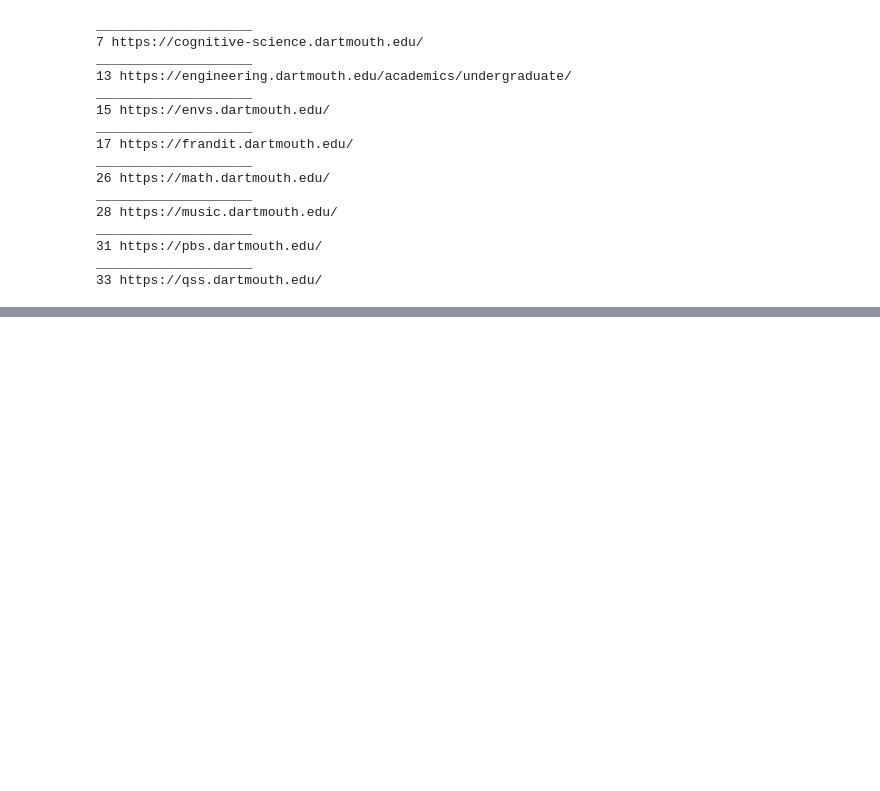
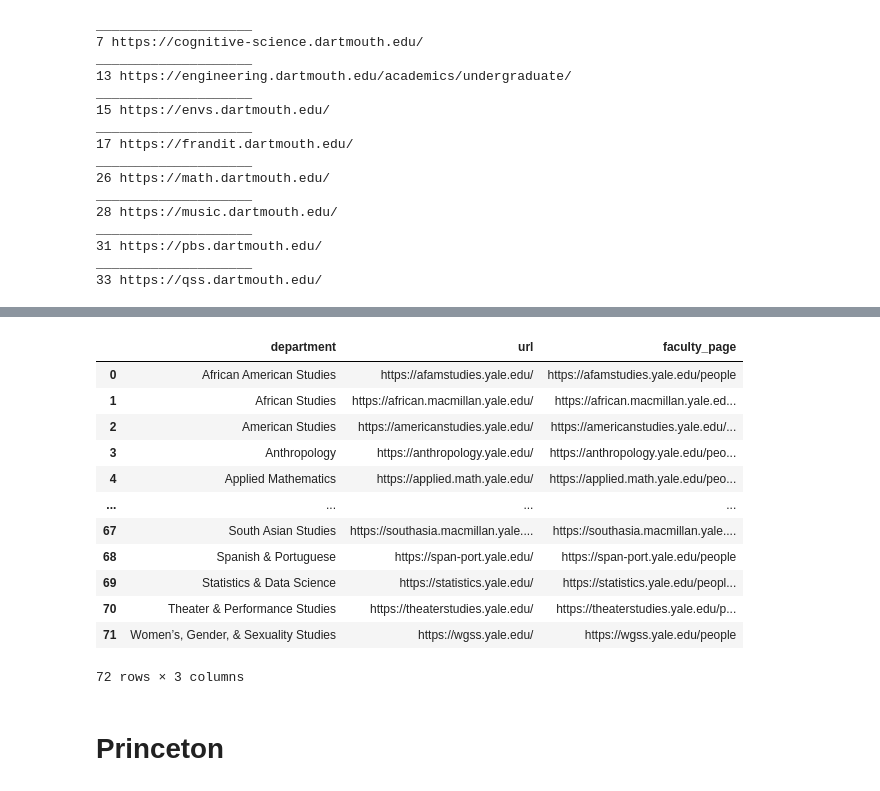
Before and after one commit to mynameisjeff99/2022_dei_summer, a Jupyter notebook: data_cleaning/directories_cleaning.ipynb, the cells around one changed output, grey strips where cells are left out. Saved outputs shown, nothing was run; the diff lists cells and outputs as text; code cells hidden in the pictures; blank space fills up the shorter version.

Commit message:
complete the pipeline for Yale

```diff
--- a/data_cleaning/directories_cleaning.ipynb
+++ b/data_cleaning/directories_cleaning.ipynb
@@ -199,0 +202,5 @@ dartmouth.to_json(sys.path[0] + '/../data/dartmouth/dartmouth_directories_sans_m
+# %%
+yale = pd.read_json(sys.path[0] + '/../data/yale/yale_directories.json')
+# %%
+# exclude med school
+yale = yale[yale['url'].str.contains("medicine.yale.edu")==False].reset_index(drop=True)
@@ -199,0 +265,36 @@ dartmouth.to_json(sys.path[0] + '/../data/dartmouth/dartmouth_directories_sans_m
+# %%
+update = []
+update.append([2, "https://americanstudies.yale.edu/people/faculty"])
+update.append([20, "https://eall.yale.edu/people/professors"])
+update.append([25, "https://seas.yale.edu/faculty-research/faculty-directory"])
+update.append([30, "https://europeanstudies.macmillan.yale.edu/people/faculty"])
+update.append([33, "https://french.yale.edu/people/professors"])
+update.append([35, "https://jackson.yale.edu/about/meet-us/faculty/professors-of-global-affairs/"])
+update.append([41, "https://humanities.yale.edu/people/associated-faculty"])
+update.append([43, "https://italian.yale.edu/people"])
+update.append([44, "https://judaicstudies.yale.edu/people/core-faculty"])
+update.append([46, "https://law.yale.edu/faculty?combine=&field_type_value=Faculty"])
+update.append([48, "https://som.yale.edu/faculty-research/faculty-directory"])
+update.append([55, "https://yalemusic.yale.edu/people/faculty"])
+update.append([66, "https://sociology.yale.edu/people/faculty"])
+# %%
+for u in update:
+    row = u[0]
+    new = u[1]
+    yale.loc[row,'faculty_page'] = new
+# %%
+yale
+# %% [output]
+|  | department | url | faculty_page |
+| 0 | African American Studies | https://afamstudies.yale.edu/ | https://afamstudies.yale.edu/people |
+| 1 | African Studies | https://african.macmillan.yale.edu/ | https://african.macmillan.yale.ed... |
+| 2 | American Studies | https://americanstudies.yale.edu/ | https://americanstudies.yale.edu/... |
+| 3 | Anthropology | https://anthropology.yale.edu/ | https://anthropology.yale.edu/peo... |
+| 4 | Applied Mathematics | https://applied.math.yale.edu/ | https://applied.math.yale.edu/peo... |
+| ... | ... | ... | ... |
+| 67 | South Asian Studies | https://southasia.macmillan.yale.... | https://southasia.macmillan.yale.... |
+| 68 | Spanish & Portuguese | https://span-port.yale.edu/ | https://span-port.yale.edu/people |
+| 69 | Statistics & Data Science | https://statistics.yale.edu/ | https://statistics.yale.edu/peopl... |
+| 70 | Theater & Performance Studies | https://theaterstudies.yale.edu/ | https://theaterstudies.yale.edu/p... |
+| 71 | Women’s, Gender, & Sexuality Studies | https://wgss.yale.edu/ | https://wgss.yale.edu/people |
+72 rows × 3 columns
@@ -199,0 +305,2 @@ dartmouth.to_json(sys.path[0] + '/../data/dartmouth/dartmouth_directories_sans_m
+# %% [markdown]
+# Princeton
```
Also changed, not shown: parts of 15 cells of this notebook, 8 other files.
